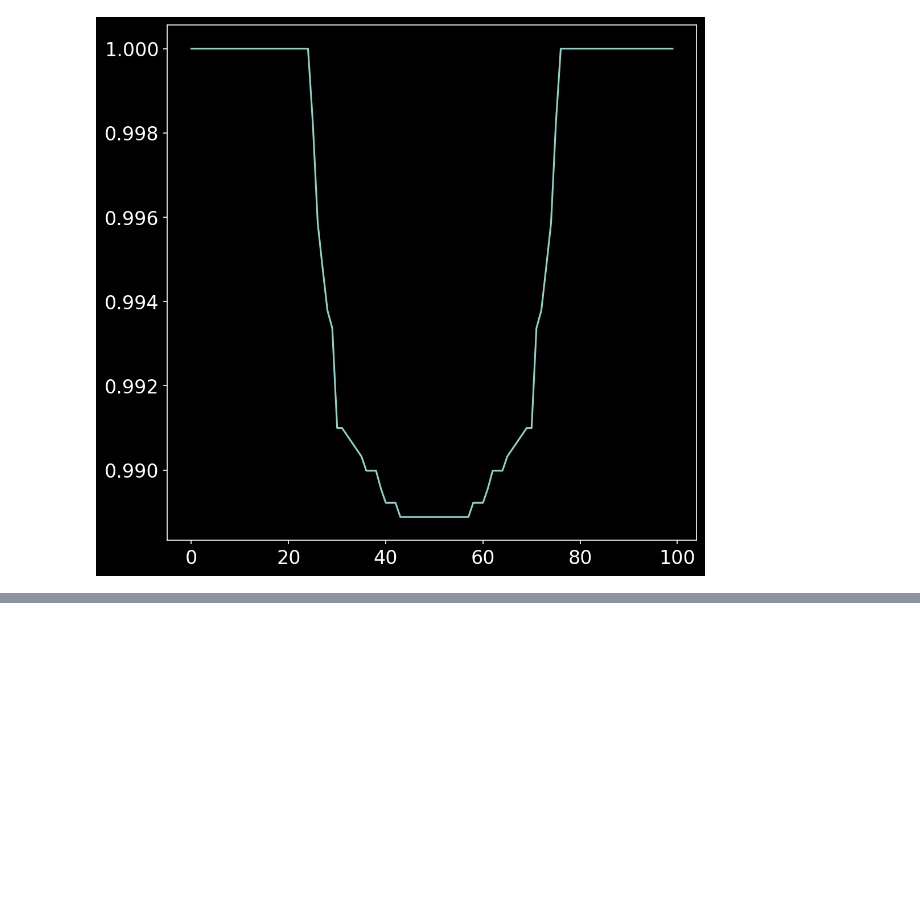
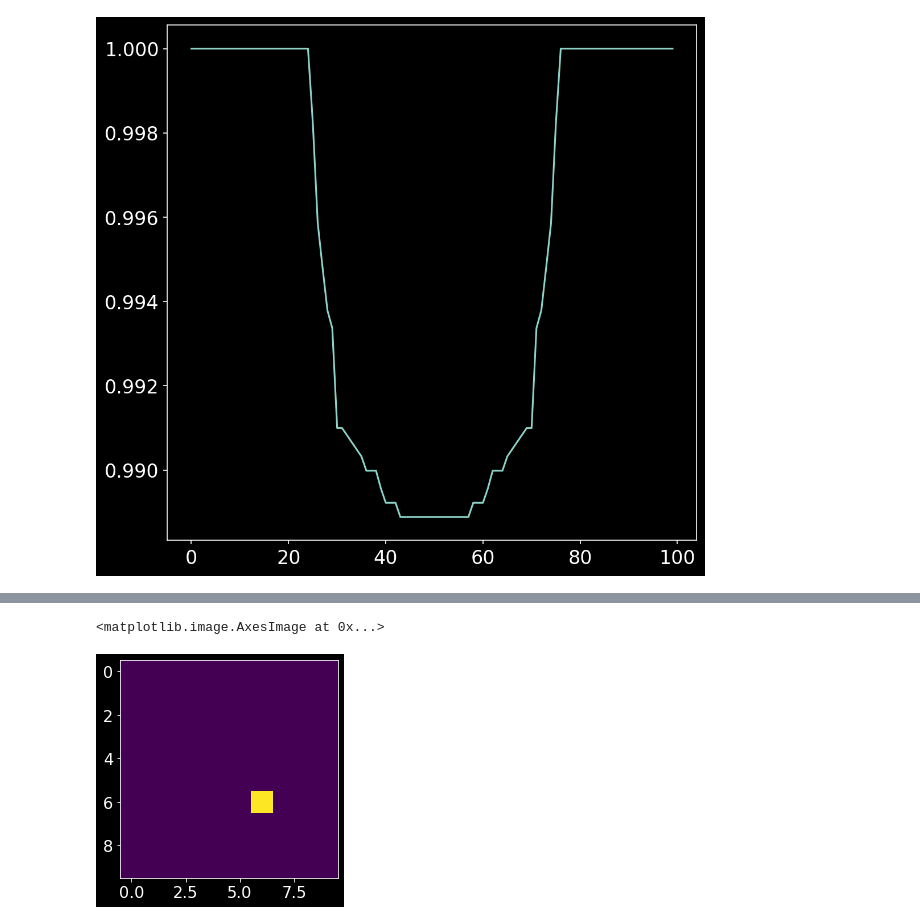
Before and after one commit to kem406/hop, a Jupyter notebook: scratch/AKS/2021_02_23.ipynb, the cells around one changed output, grey strips where cells are left out. Saved outputs shown, nothing was run; the diff lists cells and outputs as text; code cells hidden in the pictures; blank space fills up the shorter version.

```diff
--- a/scratch/AKS/2021_02_23.ipynb
+++ b/scratch/AKS/2021_02_23.ipynb
@@ -44,0 +60,5 @@ plt.plot(total_pwr/np.max(total_pwr))
+# %%
+plt.imshow(B)
+# %% [output]
+<matplotlib.image.AxesImage at 0x...>
+[figure, added]
```
Also changed, not shown: parts of 11 cells of this notebook, 1 other file.
